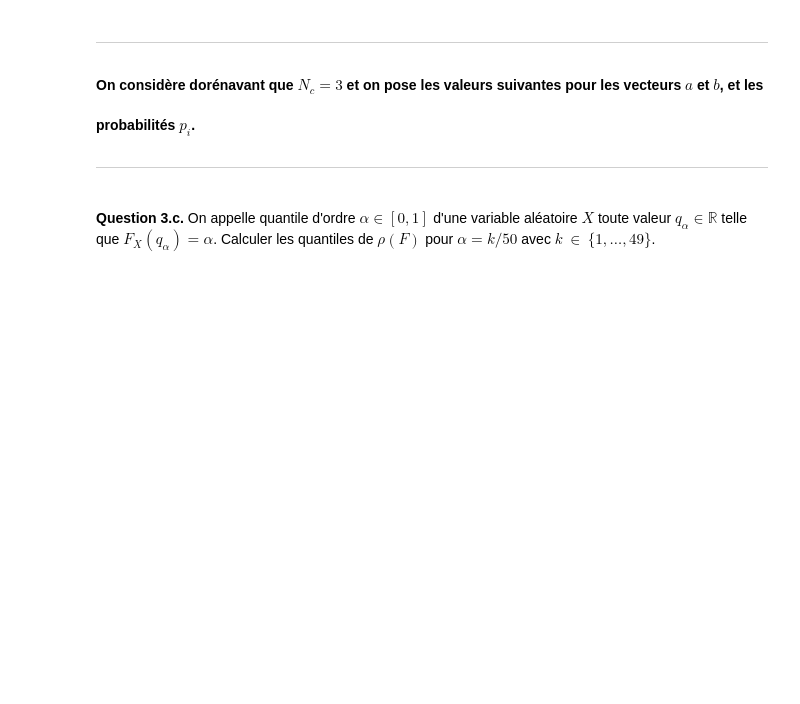
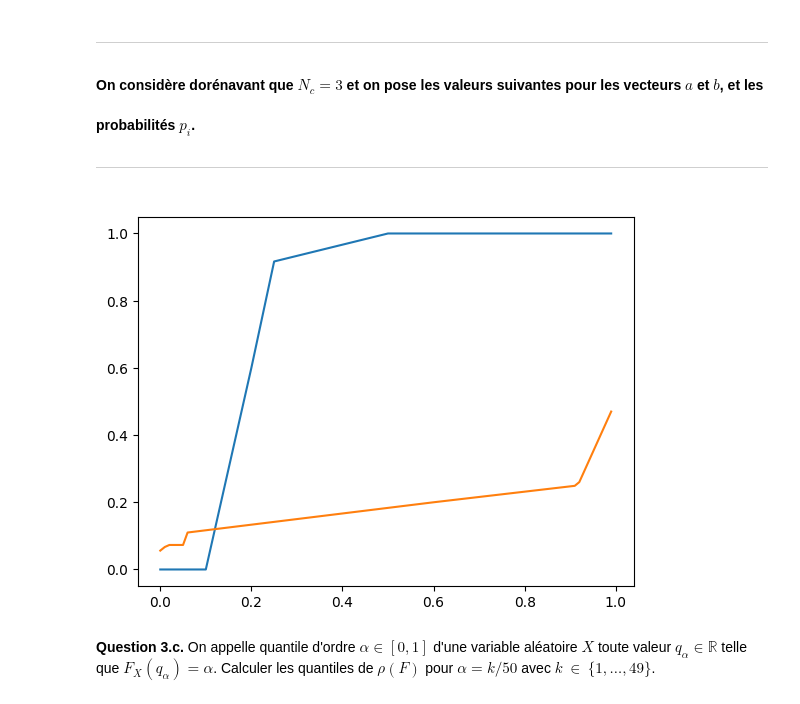
Before and after one commit to comemazelier/projet_proba, a Jupyter notebook: PN_Probas_24-25_VF-2.ipynb, the cells around one changed output. Drawn from its saved outputs; the diff is of its cells as text; code cells hidden in the pictures; blank space fills up the shorter version.

```diff
--- a/PN_Probas_24-25_VF-2.ipynb
+++ b/PN_Probas_24-25_VF-2.ipynb
@@ -546,6 +560,14 @@ a = np.array([0.1,0.1,0.2])
 
 # Vecteur b
 b = np.array([0.25,0.25,0.5])
+# %%
+L = [k/100 for k in range(100)]
+F_rho_test = [F_rho(r, a, b) for r in L]
+plt.plot(L, F_rho_test)
+plt.plot(L, [invF_rho(p, a, b) for p in L])
+plt.show()
+# %% [output]
+[figure, added]
 # %% [markdown]
 **Question 3.c.**  On appelle quantile d'ordre $\alpha\in [0,1]$ d'une variable aléatoire $X$ toute valeur $q_\alpha \in\mathbb{R}$ telle que $F_X(q_\alpha)=\alpha$. Calculer les quantiles de $\rho(F)$ pour $\alpha = k/50$ avec $k~\in~\lbrace 1,\dots,49\rbrace$.
 # %%
```
Also changed, not shown: parts of 12 cells of this notebook.
